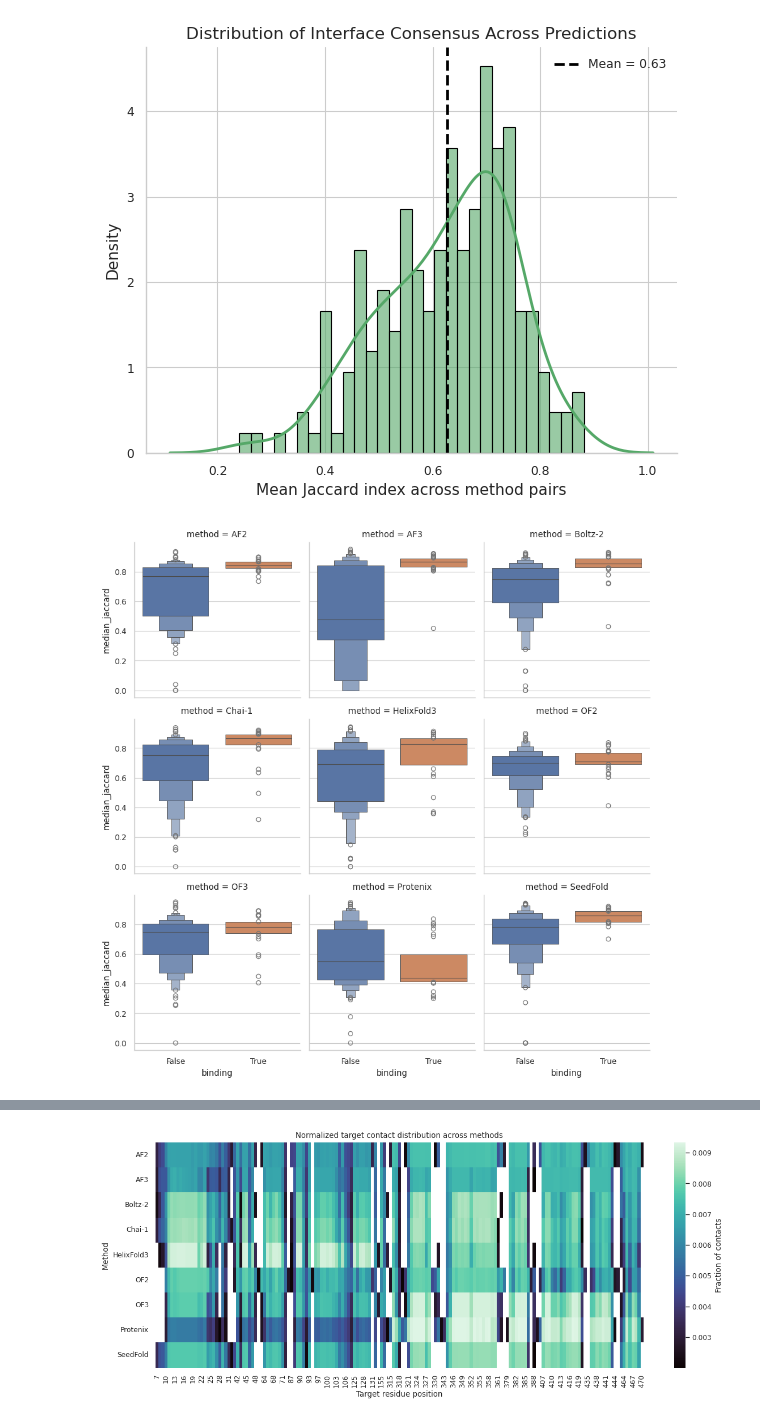
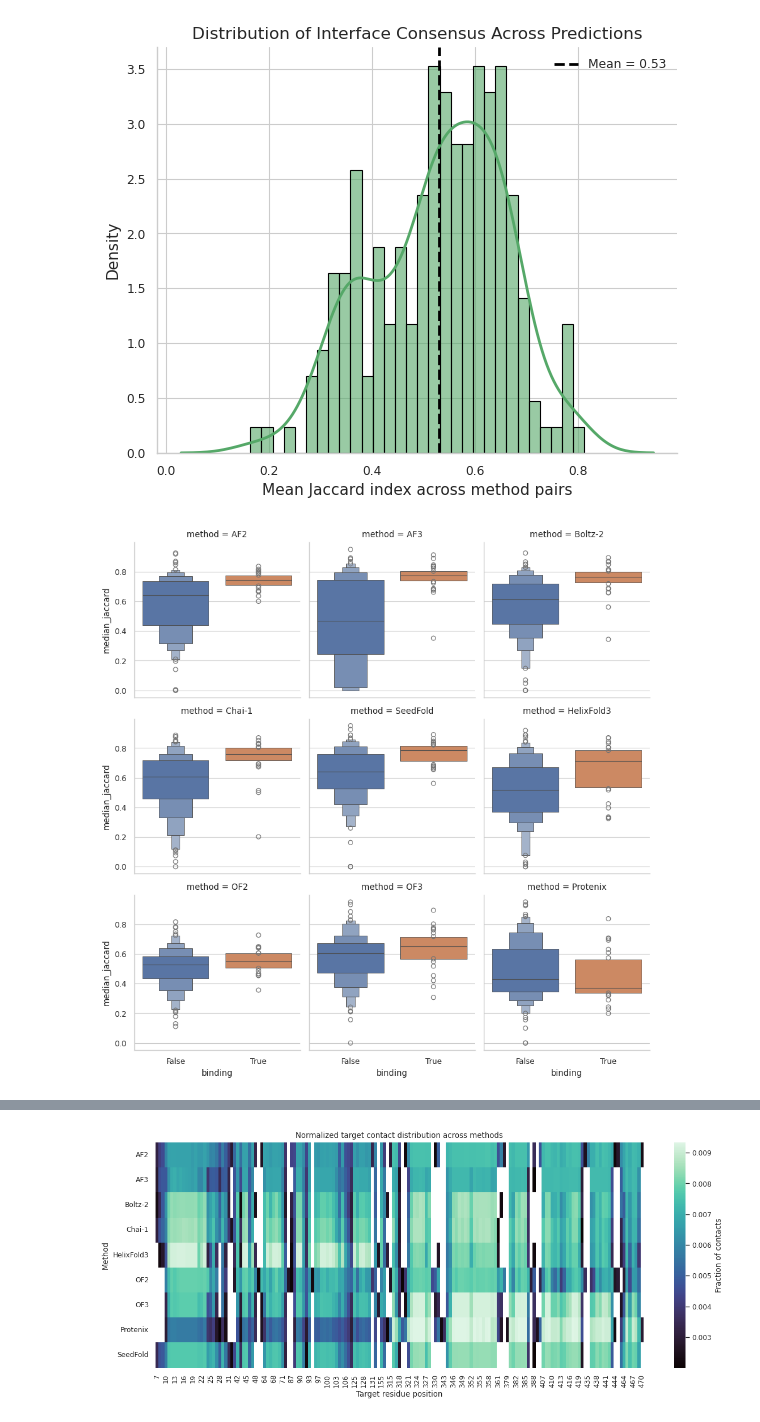
Before and after one commit to DSDD-UCPH/Assessing-AI-Scoring-Accuracy-for-De-Novo-Proteins, a Jupyter notebook: Analysis/Plots/plot_gen.ipynb, the cells around one changed output, grey strips where cells are left out. Drawn from its saved outputs; the diff is of its cells as text; code cells hidden in the pictures.

```diff
--- a/Analysis/Plots/plot_gen.ipynb
+++ b/Analysis/Plots/plot_gen.ipynb
@@ -12,6 +12,6 @@ from scipy.stats import wilcoxon, mannwhitneyu
 from statsmodels.stats.multitest import multipletests
 # %%
 target_long_df = pd.read_parquet(
-    "/home/postyr/Assessing-AI-Scoring-Accuracy-for-De-Novo-Proteins/Analysis/Data/contact_interface_data/rank1_target_contacts_long_5A.parquet"
+    "/home/postyr/Assessing-AI-Scoring-Accuracy-for-De-Novo-Proteins/Analysis/Data/contact_interface_data/new_parquets/rank1_target_contacts_long_5A.parquet"
 )
 # %%
@@ -79,5 +98,5 @@ print(result)
 # %%
-df_csv = pd.read_csv("/home/postyr/Assessing-AI-Scoring-Accuracy-for-De-Novo-Proteins/results/AdaptyvBio/contest_2_round_2_metrics_summary.csv")
+df_csv = pd.read_csv("/home/postyr/Assessing-AI-Scoring-Accuracy-for-De-Novo-Proteins/results_old/AdaptyvBio/contest_2_round_2_metrics_summary.csv")
 # %%
 rmsd_merged = rmsd_df.merge(df_csv[["sequence", "design_class", "binding"]], how="left", left_on="binder_sequence", right_on="sequence")
 rmsd_merged = rmsd_merged.drop(columns=["sequence"])
@@ -345,7 +392,7 @@ sns.despine()
 plt.tight_layout()
 plt.show()
 # %% [output]
-[figure, old version]
+[figure, new version]
 # %%
 binder_binding = df_csv[["sequence", "binding"]].copy().drop_duplicates().rename(columns={"sequence": "binder_sequence"})
 
@@ -353,6 +400,12 @@ jaccard_long = pd.concat([
     jaccard_df.rename(columns={"method_1": "method", "method_2": "other"}),
     jaccard_df.rename(columns={"method_2": "method", "method_1": "other"})
 ])
+
+method_order = [
+    "AF2", "AF3", "Boltz-2", "Chai-1",
+    "SeedFold", "HelixFold3",
+    "OF2", "OF3", "Protenix"
+]
 
 model_jaccard = (
     jaccard_long
@@ -364,32 +417,33 @@ model_jaccard = (
 # Add binding label
 model_jaccard = model_jaccard.merge(
     binder_binding,
     on="binder_sequence"
 )
 palette = {
     False: "#4C72B0",   # blue
     True: "#DD8452"   # orange
 }
 
 sns.set_theme(
     style="whitegrid",
     context="paper",   # IMPORTANT: scales fonts for publication
 )
 
 sns.catplot(
     data=model_jaccard,
     x="binding",
     y="median_jaccard",
     col="method",
     kind="boxen",
     col_wrap=3,
     height=3,
     sharey=True,
     hue="binding",        # ← important
+    col_order=method_order,
     palette=palette,      # ← your colors
-    legend=False          # ← avoid duplicate legend per facet
+    legend=False,          # ← avoid duplicate legend per facet
 )
 
 plt.show()
 # %% [output]
-[figure, old version]
+[figure, new version]
```
Also changed, not shown: parts of 54 cells of this notebook, 45 other files.
